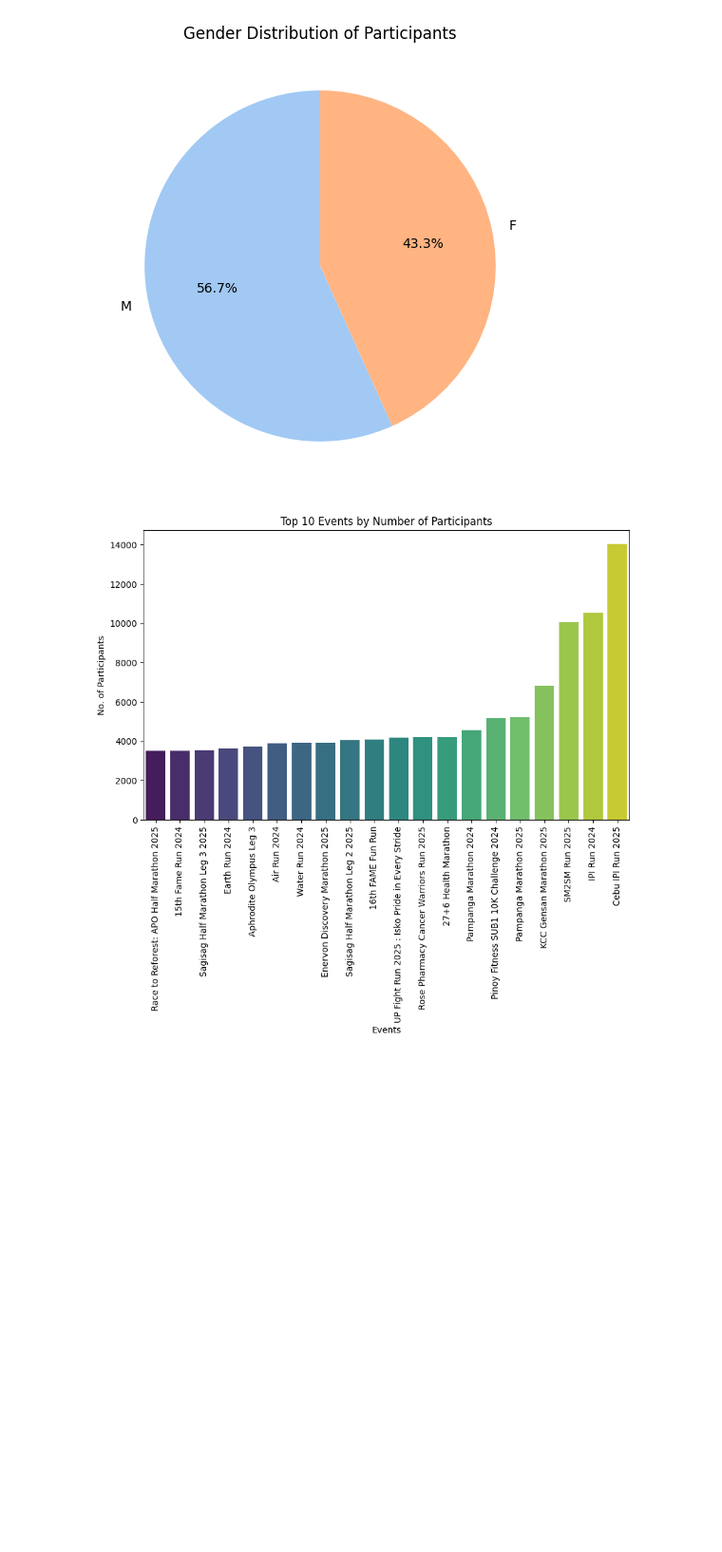
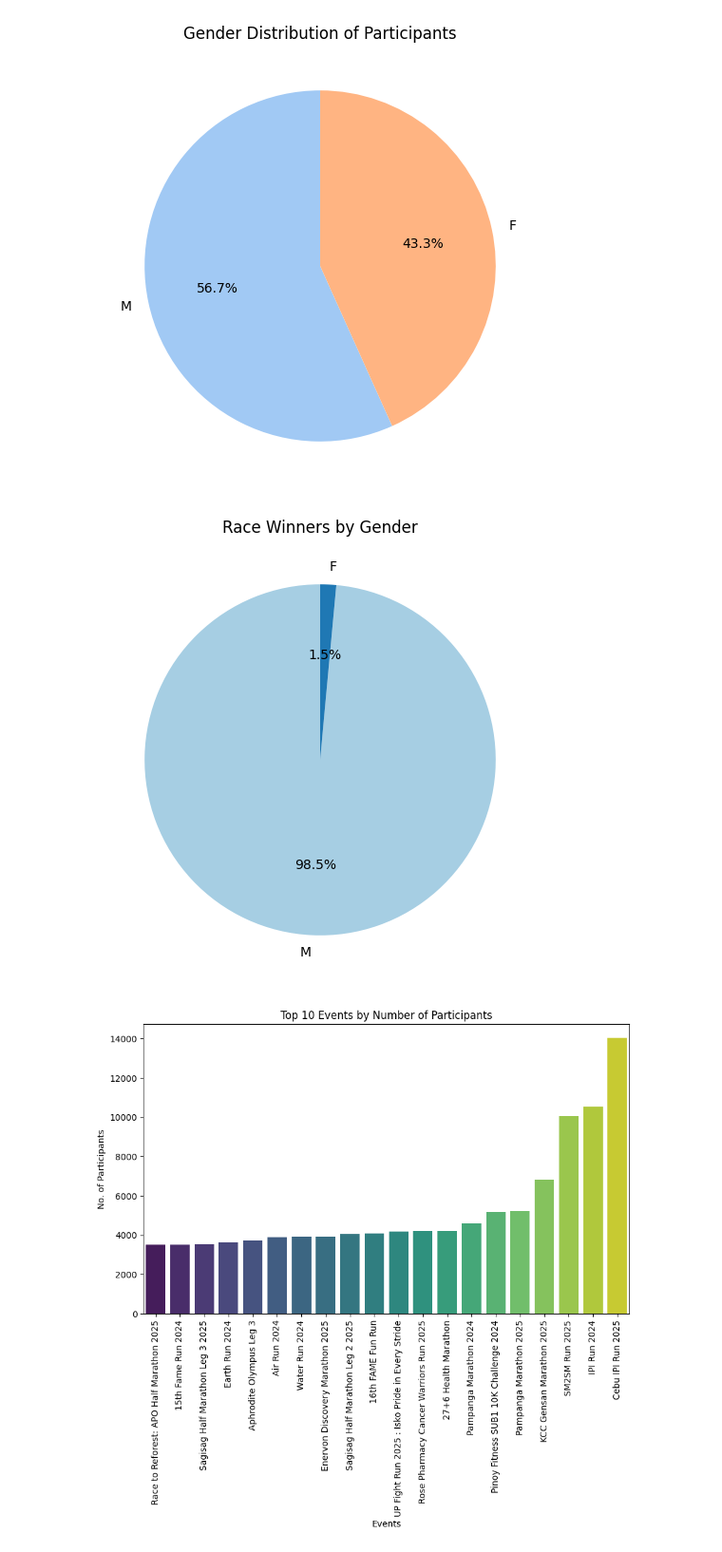
Before and after one commit to Qvyl/kaggle-notebooks, a Jupyter notebook: philippines-endurance-events.ipynb, the cells around one changed output. Shown at 95% size. Cells and saved outputs as stored; diff of their text form; code cells hidden in the pictures; blank space fills up the shorter version.

```diff
--- a/philippines-endurance-events.ipynb
+++ b/philippines-endurance-events.ipynb
@@ -267,6 +273,16 @@ plt.title('Gender Distribution of Participants')
 plt.show()
 # %% [output]
 [figure]
+# %%
+winners = df[df['rank'] == 1]
+winner_counts = winners['gender'].value_counts()
+
+plt.figure(figsize=(6,6))
+plt.pie(winner_counts, labels=winner_counts.index, autopct='%1.1f%%', startangle=90, colors=sns.color_palette('Paired'))
+plt.title('Race Winners by Gender')
+plt.show()
+# %% [output]
+[figure, added]
 # %%
 par_counts = df['name'].value_counts().head(20)
 
```
Also changed, not shown: parts of 24 cells of this notebook.
